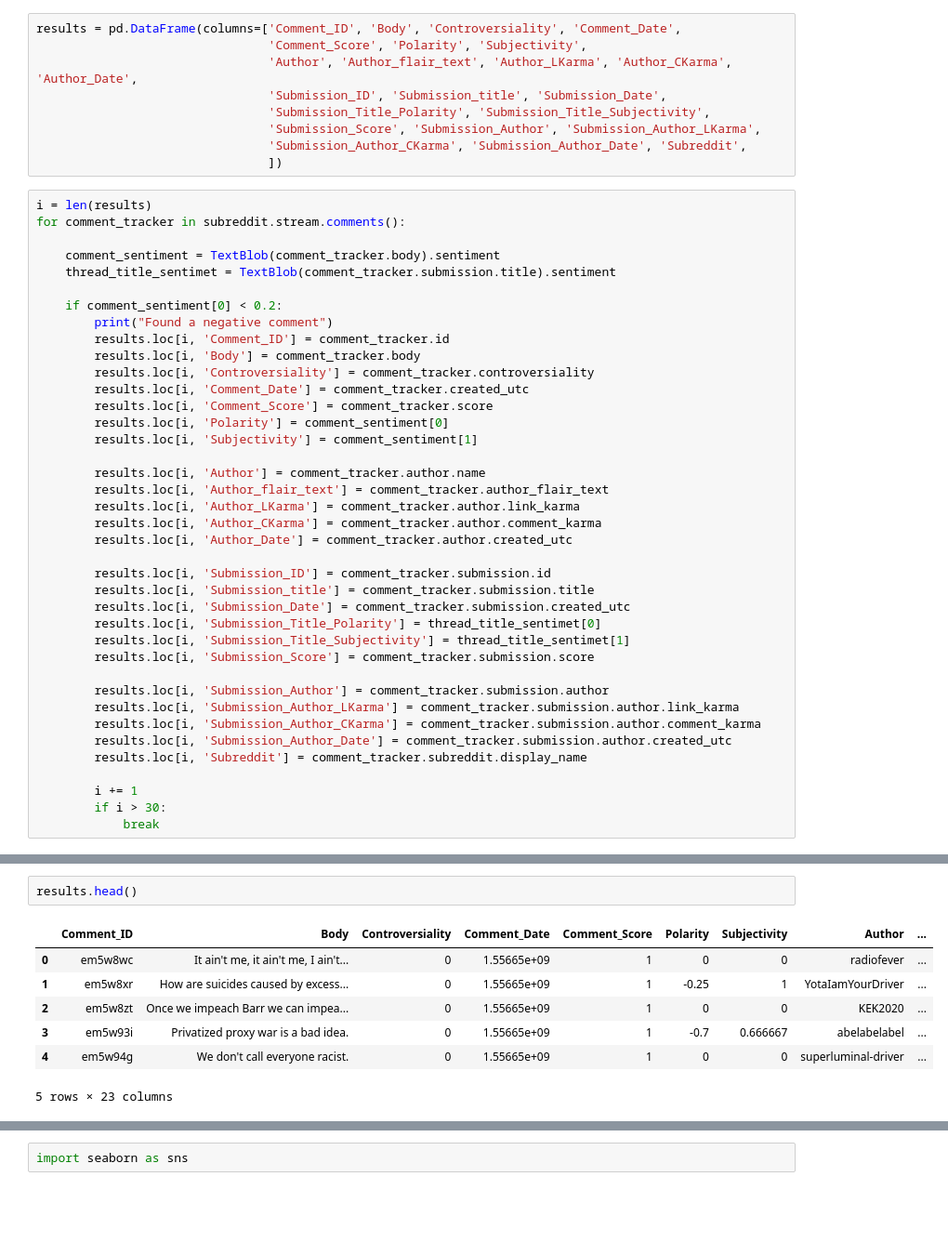
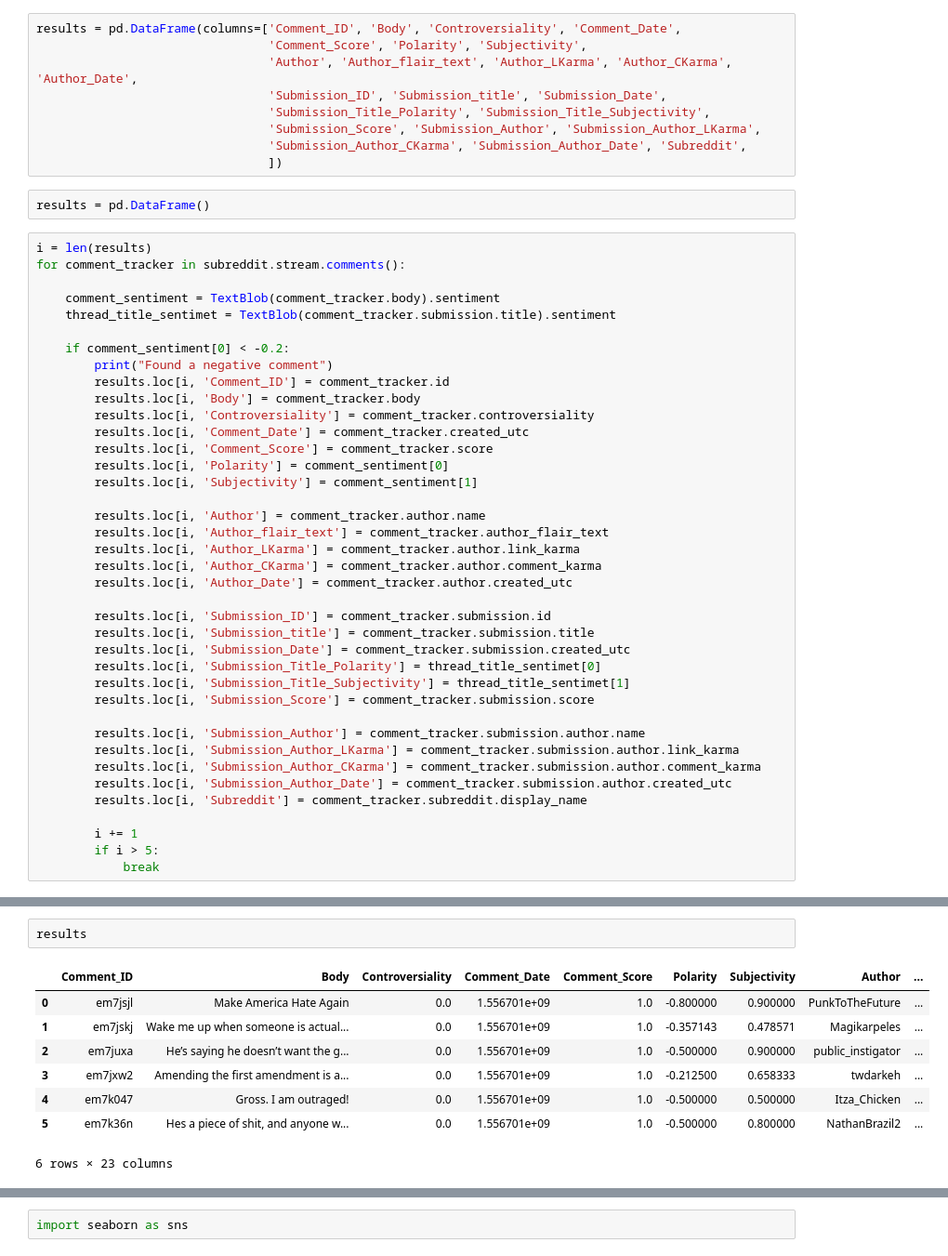
Before and after one commit to daguito81/reddit-NLP-bot, a Jupyter notebook: Testing.ipynb, the cells around one changed output, grey strips where cells are left out. Shown: that part at 93% size. Drawn from its saved outputs; the diff is of its cells as text; blank space fills up the shorter version.

```diff
--- a/Testing.ipynb
+++ b/Testing.ipynb
@@ -64,6 +100,8 @@ results = pd.DataFrame(columns=['Comment_ID', 'Body', 'Controversiality', 'Comme
                                 'Submission_Score', 'Submission_Author', 'Submission_Author_LKarma',
                                 'Submission_Author_CKarma', 'Submission_Author_Date', 'Subreddit',
                                 ])
+# %%
+results = pd.DataFrame()
 # %%
 i = len(results)
 for comment_tracker in subreddit.stream.comments():
@@ -71,7 +109,7 @@ for comment_tracker in subreddit.stream.comments():
     comment_sentiment = TextBlob(comment_tracker.body).sentiment
     thread_title_sentimet = TextBlob(comment_tracker.submission.title).sentiment
 
-    if comment_sentiment[0] < 0.2:
+    if comment_sentiment[0] < -0.2:
         print("Found a negative comment")
         results.loc[i, 'Comment_ID'] = comment_tracker.id
         results.loc[i, 'Body'] = comment_tracker.body
@@ -94,14 +132,14 @@ for comment_tracker in subreddit.stream.comments():
         results.loc[i, 'Submission_Title_Subjectivity'] = thread_title_sentimet[1]
         results.loc[i, 'Submission_Score'] = comment_tracker.submission.score
 
-        results.loc[i, 'Submission_Author'] = comment_tracker.submission.author
+        results.loc[i, 'Submission_Author'] = comment_tracker.submission.author.name
         results.loc[i, 'Submission_Author_LKarma'] = comment_tracker.submission.author.link_karma
         results.loc[i, 'Submission_Author_CKarma'] = comment_tracker.submission.author.comment_karma
         results.loc[i, 'Submission_Author_Date'] = comment_tracker.submission.author.created_utc
         results.loc[i, 'Subreddit'] = comment_tracker.subreddit.display_name
 
         i += 1
-        if i > 30:
+        if i > 5:
             break
 # %% [output]
 Found a negative comment
@@ -124,10 +151,11 @@ Found a negative comment
 # %%
-results.head()
+results
 # %% [output]
 |  | Comment_ID | Body | Controversiality | Comment_Date | Comment_Score | Polarity | Subjectivity | Author | ... |
-| 0 | em5w8wc | It ain't me, it ain't me, I ain't... | 0 | 1.55665e+09 | 1 | 0 | 0 | radiofever | ... |
-| 1 | em5w8xr | How are suicides caused by excess... | 0 | 1.55665e+09 | 1 | -0.25 | 1 | YotaIamYourDriver | ... |
-| 2 | em5w8zt | Once we impeach Barr we can impea... | 0 | 1.55665e+09 | 1 | 0 | 0 | KEK2020 | ... |
-| 3 | em5w93i | Privatized proxy war is a bad idea. | 0 | 1.55665e+09 | 1 | -0.7 | 0.666667 | abelabelabel | ... |
-| 4 | em5w94g | We don't call everyone racist. | 0 | 1.55665e+09 | 1 | 0 | 0 | superluminal-driver | ... |
+| 0 | em7jsjl | Make America Hate Again | 0.0 | 1.556701e+09 | 1.0 | -0.800000 | 0.900000 | PunkToTheFuture | ... |
+| 1 | em7jskj | Wake me up when someone is actual... | 0.0 | 1.556701e+09 | 1.0 | -0.357143 | 0.478571 | Magikarpeles | ... |
+| 2 | em7juxa | He’s saying he doesn’t want the g... | 0.0 | 1.556701e+09 | 1.0 | -0.500000 | 0.900000 | public_instigator | ... |
+| 3 | em7jxw2 | Amending the first amendment is a... | 0.0 | 1.556701e+09 | 1.0 | -0.212500 | 0.658333 | twdarkeh | ... |
+| 4 | em7k047 | Gross. I am outraged! | 0.0 | 1.556701e+09 | 1.0 | -0.500000 | 0.500000 | Itza_Chicken | ... |
+| 5 | em7k36n | Hes a piece of shit, and anyone w... | 0.0 | 1.556701e+09 | 1.0 | -0.500000 | 0.800000 | NathanBrazil2 | ... |
-5 rows × 23 columns
+6 rows × 23 columns
```
Also changed, not shown: parts of 13 cells of this notebook.
